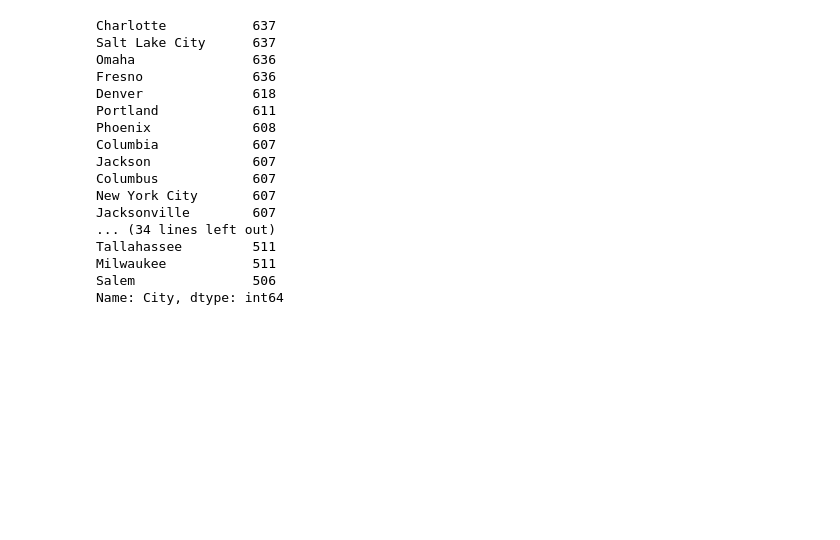
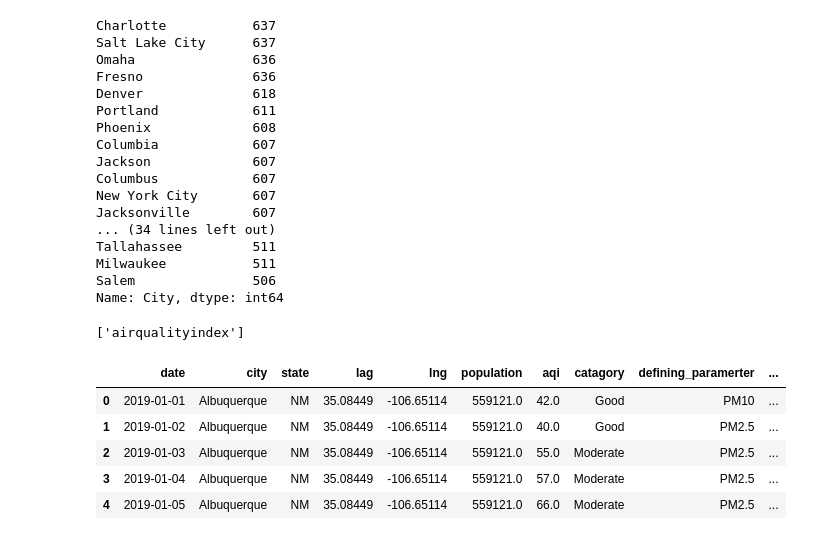
Before and after one commit to BenSnyder90/US-Air-Quality-During-COVID-19, a Jupyter notebook: merge_data.ipynb, the cells around one changed output. Saved outputs shown, nothing was run; the diff lists cells and outputs as text; code cells hidden in the pictures; blank space fills up the shorter version.

Commit message:
Connection with PGAdmin

```diff
--- a/merge_data.ipynb
+++ b/merge_data.ipynb
@@ -698,3 +699,20 @@ Tallahassee         511
 Milwaukee           511
 Salem               506
 Name: City, dtype: int64
+# %%
+connection_string = "postgres:lahore123@localhost:5432/airpollution"
+engine = create_engine(f'postgresql://{connection_string}')
+# %%
+engine.table_names()
+# %% [output]
+['airqualityindex']
+# %%
+#Doing a query to make sure it is loading
+pd.read_sql_query('select * from airqualityindex', con=engine).head()
+# %% [output]
+|  | date | city | state | lag | lng | population | aqi | catagory | defining_paramerter | ... |
+| 0 | 2019-01-01 | Albuquerque | NM | 35.08449 | -106.65114 | 559121.0 | 42.0 | Good | PM10 | ... |
+| 1 | 2019-01-02 | Albuquerque | NM | 35.08449 | -106.65114 | 559121.0 | 40.0 | Good | PM2.5 | ... |
+| 2 | 2019-01-03 | Albuquerque | NM | 35.08449 | -106.65114 | 559121.0 | 55.0 | Moderate | PM2.5 | ... |
+| 3 | 2019-01-04 | Albuquerque | NM | 35.08449 | -106.65114 | 559121.0 | 57.0 | Moderate | PM2.5 | ... |
+| 4 | 2019-01-05 | Albuquerque | NM | 35.08449 | -106.65114 | 559121.0 | 66.0 | Moderate | PM2.5 | ... |
```
Also changed, not shown: parts of 1 cell of this notebook.
